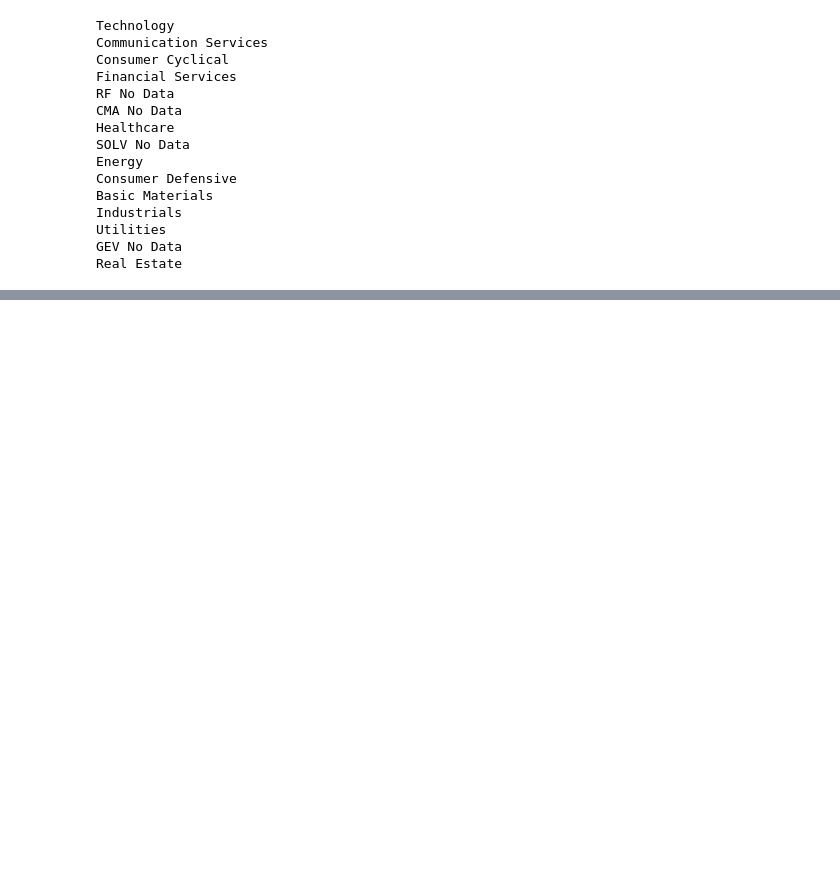
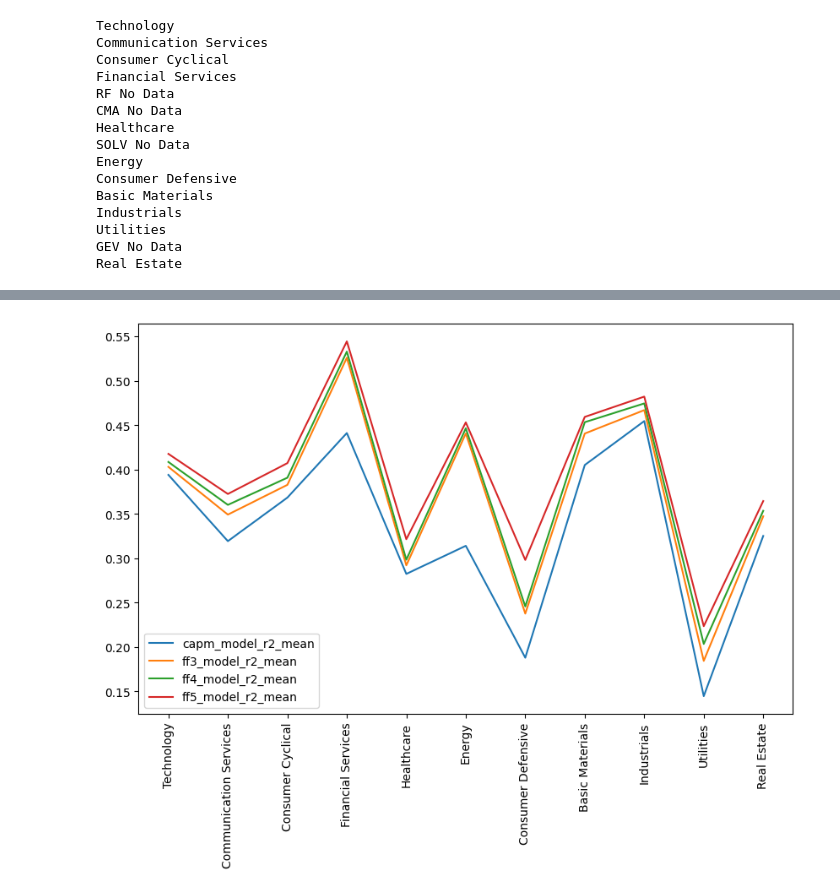
Before and after one commit to NikolaySimakov/Fama-French-models, a Jupyter notebook: main.ipynb, the cells around one changed output, grey strips where cells are left out. Cells and saved outputs as stored; diff of their text form; code cells hidden in the pictures; blank space fills up the shorter version.

Commit message:
Add chart with mean r2_score

```diff
--- a/main.ipynb
+++ b/main.ipynb
@@ -509,3 +509,25 @@ df_mean_metrics
 | Real Estate | 0.325109 | 0.347209 | 0.353380 | 0.364412 | 0.004911 | ... |
 # %%
 df_mean_metrics.to_excel('data/prepr/mean_base_metrics.xlsx')
+# %%
+import matplotlib.pyplot as plt
+
+# Установка ширины графика
+# Измените значения (ширина, высота) в соответствии с вашими предпочтениями
+plt.figure(figsize=(10, 6))
+
+# Построение графиков
+for column_name in ['capm_model_r2_mean', 'ff3_model_r2_mean', 'ff4_model_r2_mean', 'ff5_model_r2_mean']:
+    df_mean_metrics[column_name].plot(label=column_name)
+
+# Добавление легенды
+plt.legend()
+
+# Добавление подписей по оси X
+plt.xticks(range(len(df_mean_metrics)), df_mean_metrics.index,
+           rotation=90)  # Вращение подписей для лучшей читаемости
+
+# Отображение графика
+plt.show()
+# %% [output]
+[figure, added]
```
